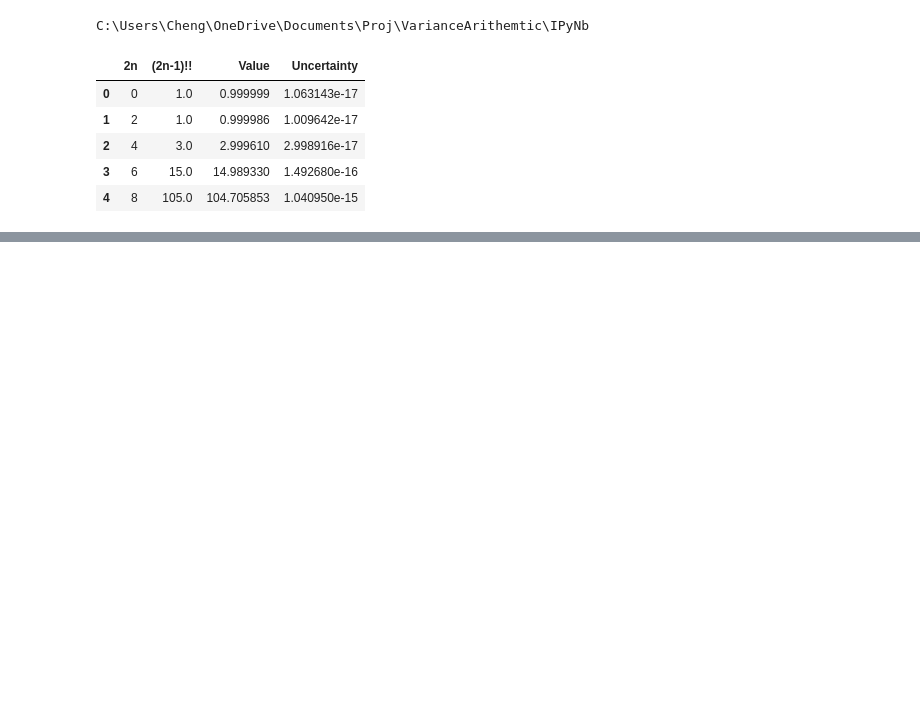
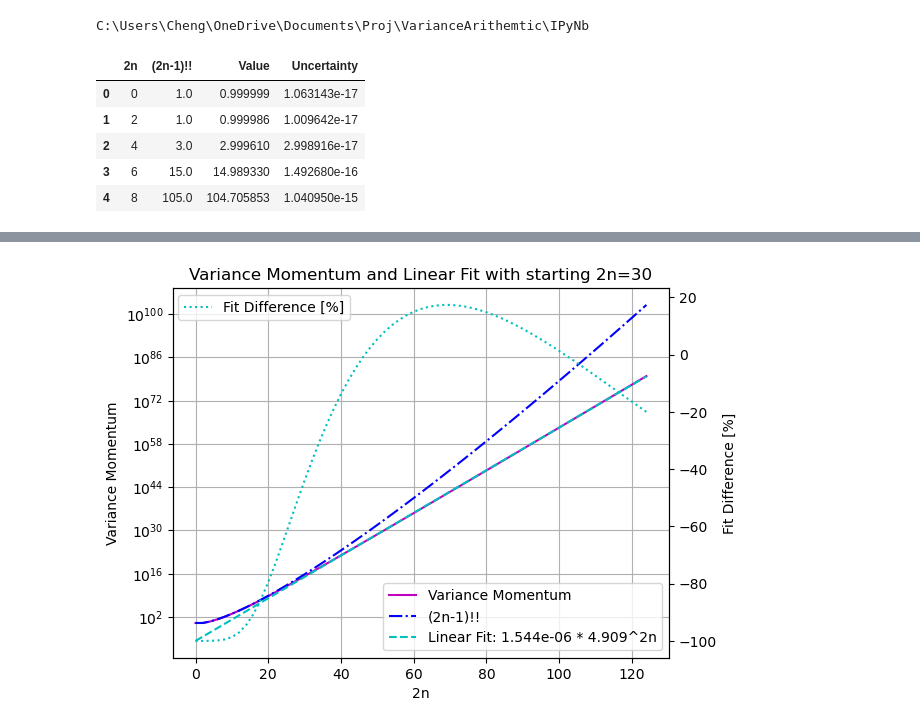
Before and after one commit to Chengpu0707/VarianceArithmetic, a Jupyter notebook: IPyNb/Momentum.ipynb, the cells around one changed output, grey strips where cells are left out. Saved outputs shown, nothing was run; the diff lists cells and outputs as text; code cells hidden in the pictures; blank space fills up the shorter version.

```diff
--- a/IPyNb/Momentum.ipynb
+++ b/IPyNb/Momentum.ipynb
@@ -34,0 +54,4 @@ df.plot(logy=True, grid=True, title='Variance Momentum', style={'Linear Fit': 'b
+# %%
+LinearFit(30)
+# %% [output]
+[figure, added]
```
Also changed, not shown: parts of 9 cells of this notebook, 30 other files.
